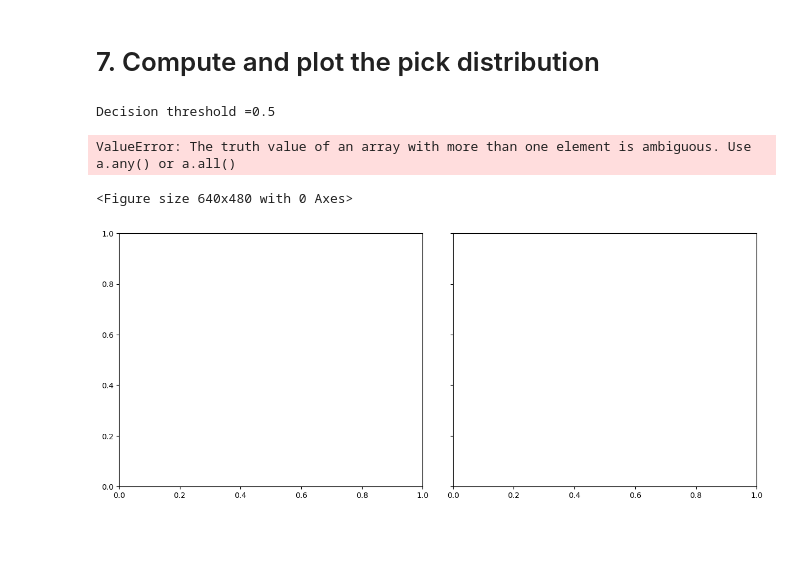
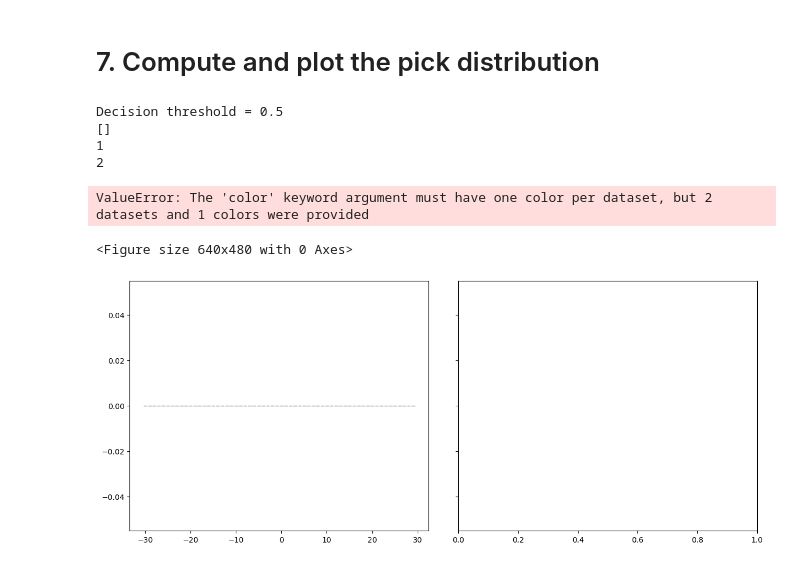
Before and after one commit to cascadiaquakes/2025_ML_TSC, a Jupyter notebook: notebooks/Amanda/unet_performance_metrics.ipynb, the cells around one changed output. Cells and saved outputs as stored; diff of their text form; code cells hidden in the pictures; blank space fills up the shorter version.

```diff
--- a/notebooks/Amanda/unet_performance_metrics.ipynb
+++ b/notebooks/Amanda/unet_performance_metrics.ipynb
@@ -198,7 +198,7 @@ def idx_max(ts):
     indices = np.where(ts == 1)[0]
     return indices[0] if len(indices) > 0 else []
 
-# Define minimum height for peak detection
+# Define minimumheight for peak detection
 height = 0.05
 
 # Generate augmented samples and log their stats
@@ -211,15 +211,15 @@ for ii in range(len(test)):
 
     p_idx_max = idx_max(sample["y"][0])
     s_idx_max = idx_max(sample["y"][1])
-    p_pred_idx_max, _ = find_peaks(p_pred, height=0.1, distance=100)
-    s_pred_idx_max, _ = find_peaks(s_pred, height=0.1, distance=100)
+    p_pred_idx_max, _ = find_peaks(p_pred, height=height, distance=100)
+    s_pred_idx_max, _ = find_peaks(s_pred, height=height, distance=100)
 
-    results.append({"p_idx_max": p_idx_max,
-                    "p_pred_idx_max": p_pred_idx_max,
-                    "p_pred_val": p_pred[p_pred_idx_max],
-                    "s_idx_max": s_idx_max,
-                    "s_pred_idx_max": s_pred_idx_max,
-                    "s_pred_val": s_pred[s_pred_idx_max]})
+    results.append({"p_idx_max": np.array(p_idx_max),
+                    "p_pred_idx_max": np.array(p_pred_idx_max),
+                    "p_pred_val": np.array(p_pred[p_pred_idx_max]),
+                    "s_idx_max": np.array(s_idx_max),
+                    "s_pred_idx_max": np.array(s_pred_idx_max),
+                    "s_pred_val": np.array(s_pred[s_pred_idx_max])})
 
     # plot some example
     if ii==2:
@@ -435,36 +601,47 @@ S Accuracy = 0.6855536718122602
 # %%
 decision_thresholds=[0.5,0.9,0.95]
 
 # Plot the histograms
 colors = [[0.5,0,0],[0,0,0.5],[0,0.5,0]]
 fig = plt.figure()
 fig, axs = plt.subplots(
     1, 2,              # 1 row, 2 columns
     figsize=(15, 6),  # overall figure size
     sharey=True,       # share y-axis
     gridspec_kw={"width_ratios": [1, 1], "wspace": 0.1}  # control layout
 )
 
 for count, decision_threshold in enumerate(decision_thresholds):
     # Decision threshold
-    print("Decision threshold ="+ str(decision_threshold))
-
-    # Compute pick differences
-    p_pick_diff = results[results["p_pred_val"] > decision_threshold]['p_idx_max']-results[results["p_pred_val"] > decision_threshold]['p_pred_idx_max']
-    s_pick_diff = results[results["s_pred_val"] > decision_threshold]['s_idx_max']-results[results["s_pred_val"] > decision_threshold]['s_pred_idx_max']
+    print("Decision threshold = "+ str(decision_threshold))
+    p_pick_diff = []
+    s_pick_diff = []
+    for ii in range(100,102):
+        for jj in range(len(results["p_pred_idx_max"][ii])):
+            if results["p_pred_val"][ii][jj] > decision_threshold:
+                results.iloc[ii,:]
+                print(results["p_pred_idx_max"][ii][jj]-results['p_idx_max'][ii])
+                p_pick_diff.append(results["p_pred_idx_max"][ii][jj]-results['p_idx_max'][ii])
+        for jj in range(len(results["s_pred_idx_max"][ii])):
+            if results["s_pred_val"][ii][jj] > decision_threshold:
+                s_pick_diff.append(results["s_pred_idx_max"][ii][jj]-results['s_idx_max'][ii])
 
     print(len(p_pick_diff))
     print(len(s_pick_diff))
+
     axs[0].hist(p_pick_diff, bins=np.arange(-30.5,30.5,1), rwidth=0.8, color=colors[count], alpha=0.5, edgecolor='black', label="decision threshold ="+'% 6.2f' % decision_threshold)
     axs[1].hist(s_pick_diff, bins=np.arange(-30.5,30.5,1), rwidth=0.8, color=colors[count], alpha=0.5, edgecolor='black', label="decision threshold ="+'% 6.2f' % decision_threshold)
 plt.legend()
 axs[0].set_xlabel("Residual [samples]",fontsize=14)
 axs[0].set_title("P wave",fontsize=14)
 axs[1].set_title("S wave",fontsize=14)
 axs[0].set_ylabel("Frequency",fontsize=14)
 axs[1].set_xlabel("Residual [samples]",fontsize=14)
 # %% [output]
-Decision threshold =0.5
+Decision threshold = 0.5
+[]
+1
+2
-ValueError: The truth value of an array with more than one element is ambiguous. Use a.any() or a.all()
+ValueError: The 'color' keyword argument must have one color per dataset, but 2 datasets and 1 colors were provided
 <Figure size 640x480 with 0 Axes>
-[figure, old version]
+[figure, new version]
```
Also changed, not shown: parts of 10 cells of this notebook.
